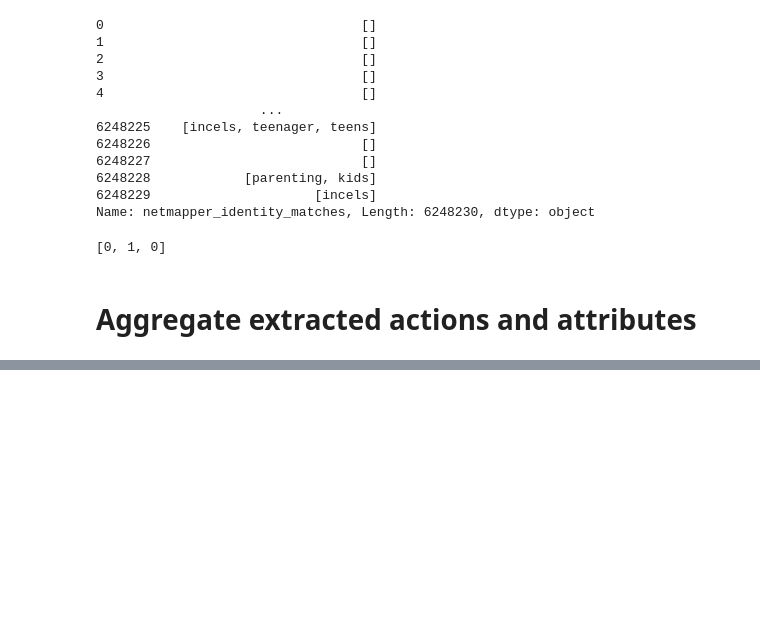
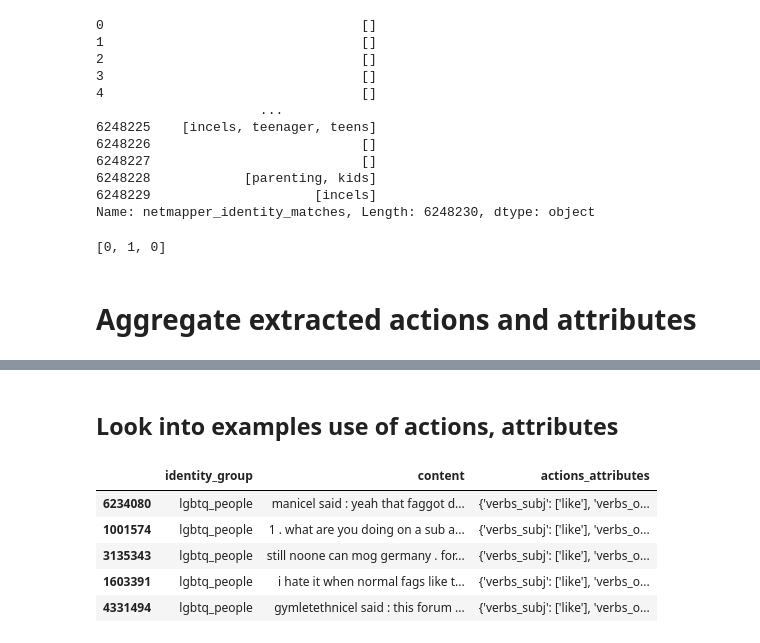
Before and after one commit to michaelmilleryoder/incels_identities, a Jupyter notebook: jupyter/identity_associations.ipynb, the cells around one changed output, grey strips where cells are left out. Saved outputs shown, nothing was run; the diff lists cells and outputs as text; code cells hidden in the pictures; blank space fills up the shorter version.

```diff
--- a/jupyter/identity_associations.ipynb
+++ b/jupyter/identity_associations.ipynb
@@ -244,0 +213,18 @@ agg[['actions', 'attributes']].head(5)
+# %% [markdown]
+## Look into examples use of actions, attributes
+# %%
+# Look at verbs_obj
+gp = 'lgbtq_people'
+term = 'like'
+field = 'verbs_subj'
+
+pd.set_option('display.max_colwidth', None)
+crit = (exploded.identity_group == gp) & (exploded.actions_attributes.map(lambda x: term in x[field] if isinstance(x, dict) else False))
+exploded.loc[crit, ['identity_group', 'content', 'actions_attributes']].sample(5)
+# %% [output]
+|  | identity_group | content | actions_attributes |
+| 6234080 | lgbtq_people | manicel said : yeah that faggot d... | {'verbs_subj': ['like'], 'verbs_o... |
+| 1001574 | lgbtq_people | 1 . what are you doing on a sub a... | {'verbs_subj': ['like'], 'verbs_o... |
+| 3135343 | lgbtq_people | still noone can mog germany . for... | {'verbs_subj': ['like'], 'verbs_o... |
+| 1603391 | lgbtq_people | i hate it when normal fags like t... | {'verbs_subj': ['like'], 'verbs_o... |
+| 4331494 | lgbtq_people | gymletethnicel said : this forum ... | {'verbs_subj': ['like'], 'verbs_o... |
```
Also changed, not shown: parts of 8 cells of this notebook, 2 other files.
